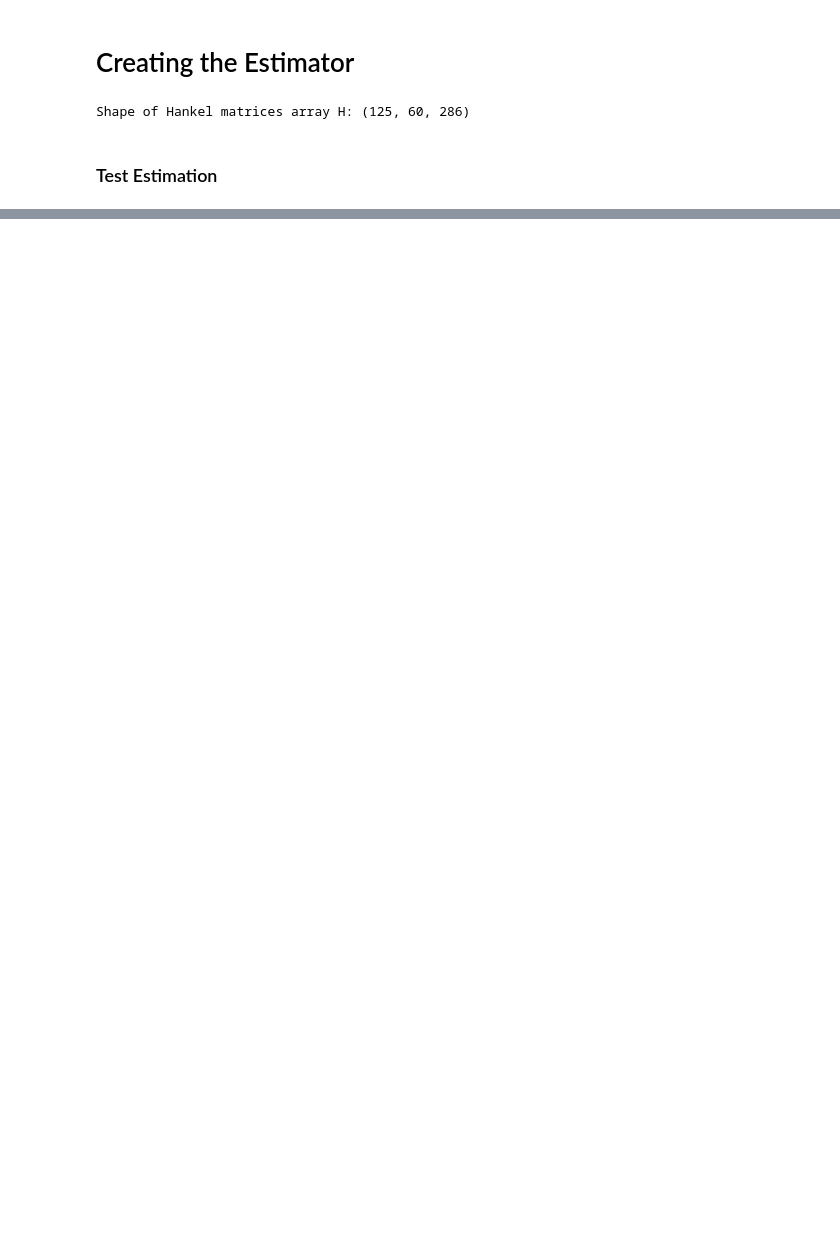
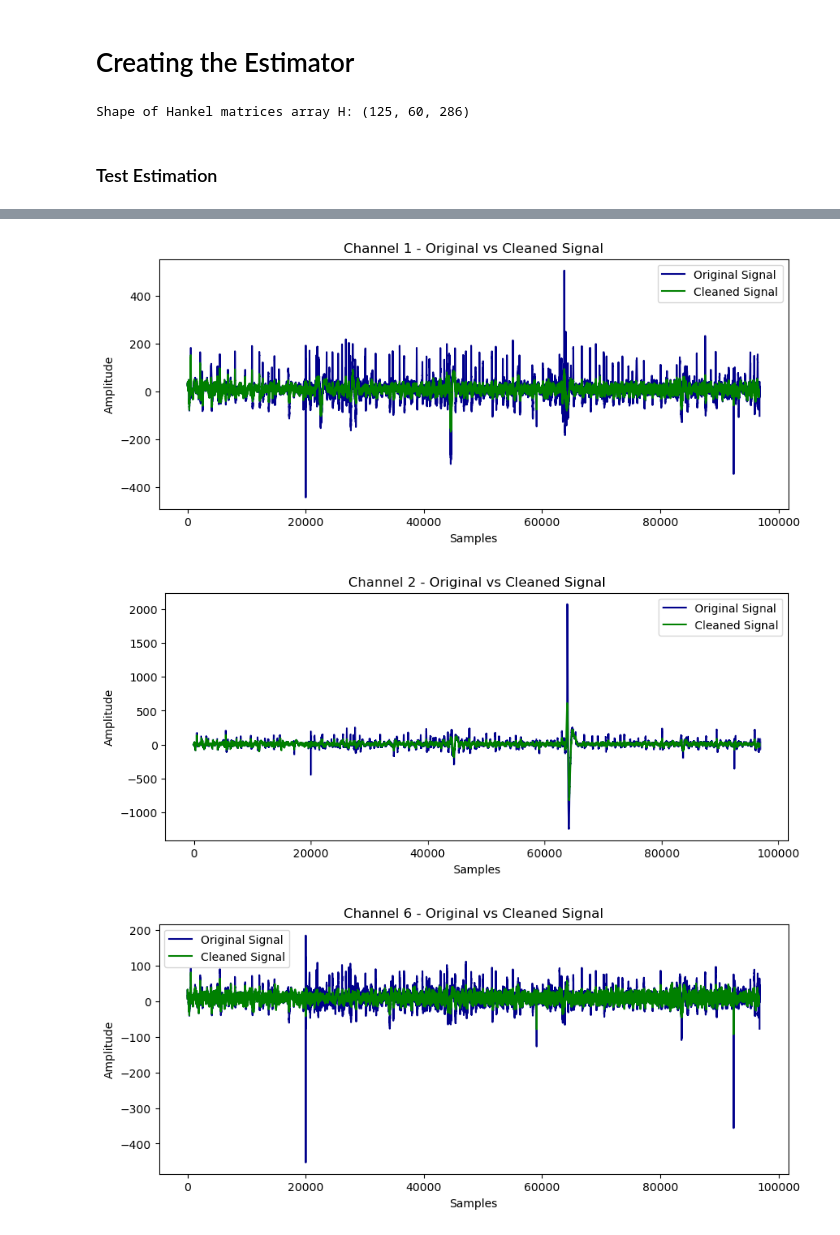
Before and after one commit to PabloABakker/EEG-Eye-Blink-Artifact-Removal, a Jupyter notebook: EEG_Eye_Blink_Artifact_Remvoval_.ipynb, the cells around one changed output, grey strips where cells are left out. Cells and saved outputs as stored; diff of their text form; code cells hidden in the pictures; blank space fills up the shorter version.

```diff
--- a/EEG_Eye_Blink_Artifact_Remvoval_.ipynb
+++ b/EEG_Eye_Blink_Artifact_Remvoval_.ipynb
@@ -463,0 +516,16 @@ Shape of framed data array Y: (4, 125, 300)
+# %%
+# Plot original vs cleaned signal for a channel
+for i, ch in enumerate(channels):
+    cleaned_signal_test = test_EEG[ch][:96750] - X_test[i]
+    plt.figure(figsize=(10,4))
+    plt.plot(test_EEG[ch], label='Original Signal', color='darkblue')
+    plt.plot(cleaned_signal_test, label='Cleaned Signal', color='green')
+    plt.title(f'Channel {ch+1} - Original vs Cleaned Signal')
+    plt.xlabel('Samples')
+    plt.ylabel('Amplitude')
+    plt.legend()
+    plt.show()
+# %% [output]
+[figure, added]
+[figure, added]
+[figure, added]
```
Also changed, not shown: parts of 10 cells of this notebook.
